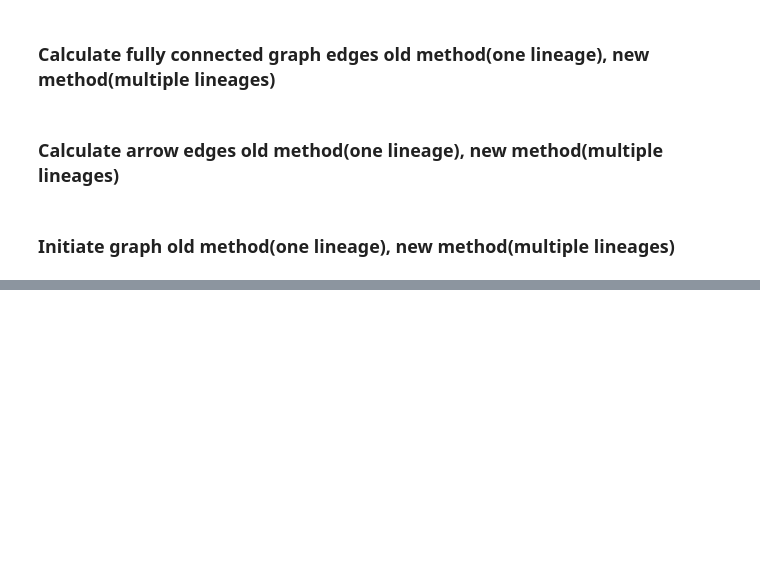
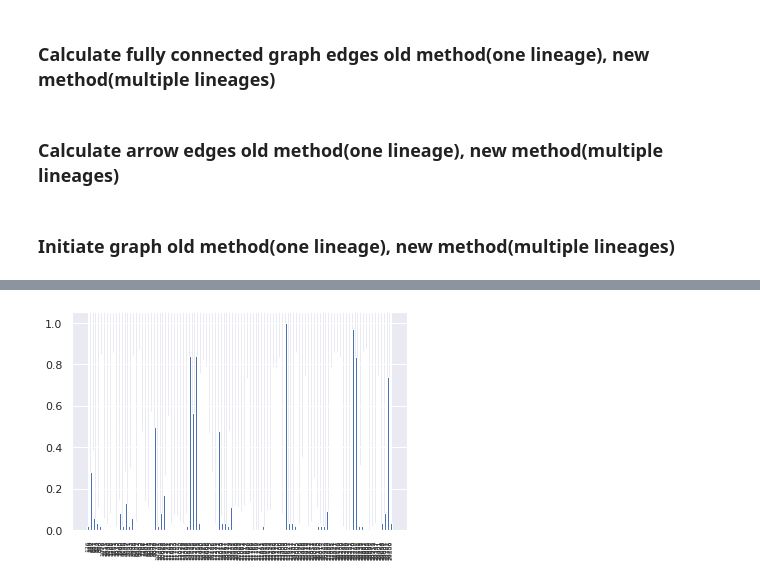
Before and after one commit to BiodataAnalysisGroup/BEEMUS, a Jupyter notebook: graph-analysis.ipynb, the cells around one changed output, grey strips where cells are left out. Cells and saved outputs as stored; diff of their text form; code cells hidden in the pictures; blank space fills up the shorter version.

Commit message:
graph-analysis major + msa_analysis class + helpers

```diff
--- a/graph-analysis.ipynb
+++ b/graph-analysis.ipynb
@@ -698,0 +705,45 @@ for i in nodes.index:
+# %%
+msa.calculate_probabilities()
+indices_of_pos_with_length_of_probs_larger_than_1 = [idx for idx, value in enumerate(msa.probabilities) if len(value) > 1]
+
+# retrive edges mutations of the nodes of interest
+edges_of_interest = search_in_edges(edges, permutations_of_nodes_of_interest)
+edges_data = list(set([int(i) for i in flatten_list_of_lists([list(k[2]['data'].keys()) for k in edges_of_interest])]))
+
+msa.probabilities = get_list_items_from_idx_list(msa.probabilities, edges_data)
+### ara theloume mono tis theses poy de;ixnoyn ta arrows na ta psaxnoume sto msa kai na ypologizoume tis entropies giati
+### giati endiaferomaste mono gia ekeines tis theses pou aforoun tha katallhla zeygaria clusters kai OXi gia oles tis theseis
+### pou fainontai metalagmenes sto MSA metaksy twn samples of interest
+
+
+# ## sort the probabilities based on the positions (edge_data) in an asceding order
+# sorted_probabilities = [x for _, x in sorted(zip(edges_data, msa.probabilities), key=lambda pair: pair[0])]
+# sorted_edge_data = sorted(edges_data)
+
+# ([(ind,prob) for ind,prob in zip(sorted(edges_data), sorted_probabilities)])
+msa.calculate_entropies()
+
+## sort the entropies based on the positions (edge_data) in an asceding order
+sorted_entropies = [x for _, x in sorted(zip(edges_data, msa.entropies), key=lambda pair: pair[0])]
+sorted_edge_data = sorted(edges_data)
+sorted_edge_data_frequencies = {}
+
+for i in sorted_edge_data:
+    d = df.loc[samples, str(i)].value_counts(normalize = True).to_dict()
+    dd = {}
+    for key, value in d.items():
+        if key == 2:
+            dd['chr'] = value * 100
+        elif key == 1:
+            dd['non-chr'] = value * 100
+
+    sorted_edge_data_frequencies[i] = dd
+
+plt.bar([str(k) for k in sorted_edge_data], sorted_entropies)
+plt.xticks(rotation=90, fontsize=6)
+plt.savefig('mutual_info-entropy/entropies-nodes_{}.pdf'.format('-'.join([str(k) for k in nodes_of_interest])))
+plt.show()
+
+msa.calculate_mutual_info(array = msa.transposed_array_of_sequences[sorted_edge_data, :])
+# %% [output]
+[figure, added]
```
Also changed, not shown: parts of 15 cells of this notebook, 2 other files.
